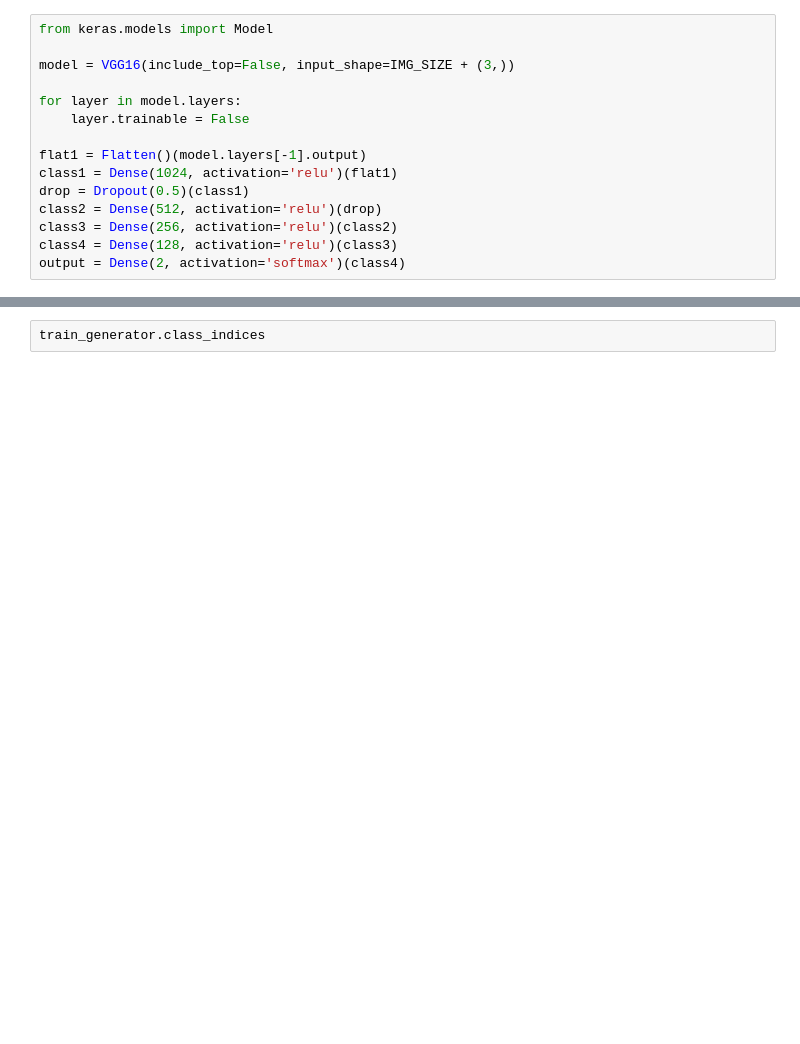
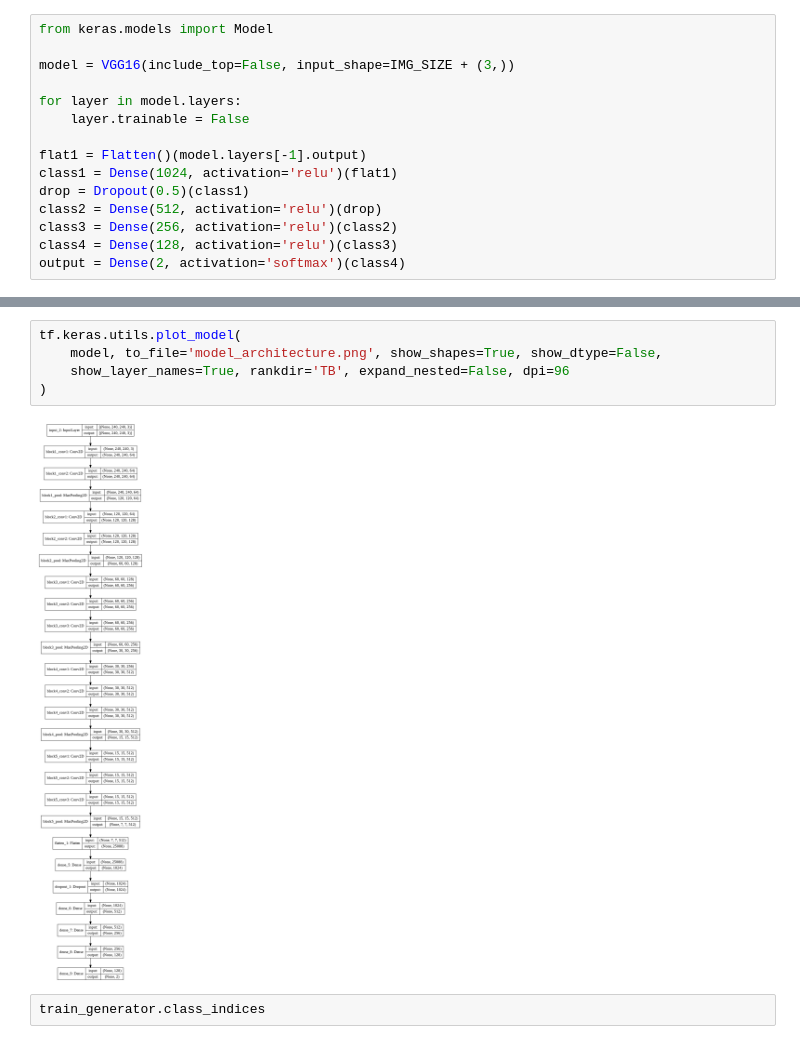
Before and after one commit to Aayush363/Brain-Tumor-Detection-, a Jupyter notebook: Brain_Tumor_Classifacation_Transfer_Learning.ipynb, the cells around one changed output, grey strips where cells are left out. Cells and saved outputs as stored; diff of their text form; blank space fills up the shorter version.

```diff
--- a/Brain_Tumor_Classifacation_Transfer_Learning.ipynb
+++ b/Brain_Tumor_Classifacation_Transfer_Learning.ipynb
@@ -119,6 +123,13 @@ Total params: 41,095,106
 Trainable params: 26,380,418
 Non-trainable params: 14,714,688
 _________________________________________________________________
+# %%
+tf.keras.utils.plot_model(
+    model, to_file='model_architecture.png', show_shapes=True, show_dtype=False,
+    show_layer_names=True, rankdir='TB', expand_nested=False, dpi=96
+)
+# %% [output]
+[figure, added]
 # %%
 train_generator.class_indices
 # %% [output]
```
Also changed, not shown: parts of 11 cells of this notebook.
